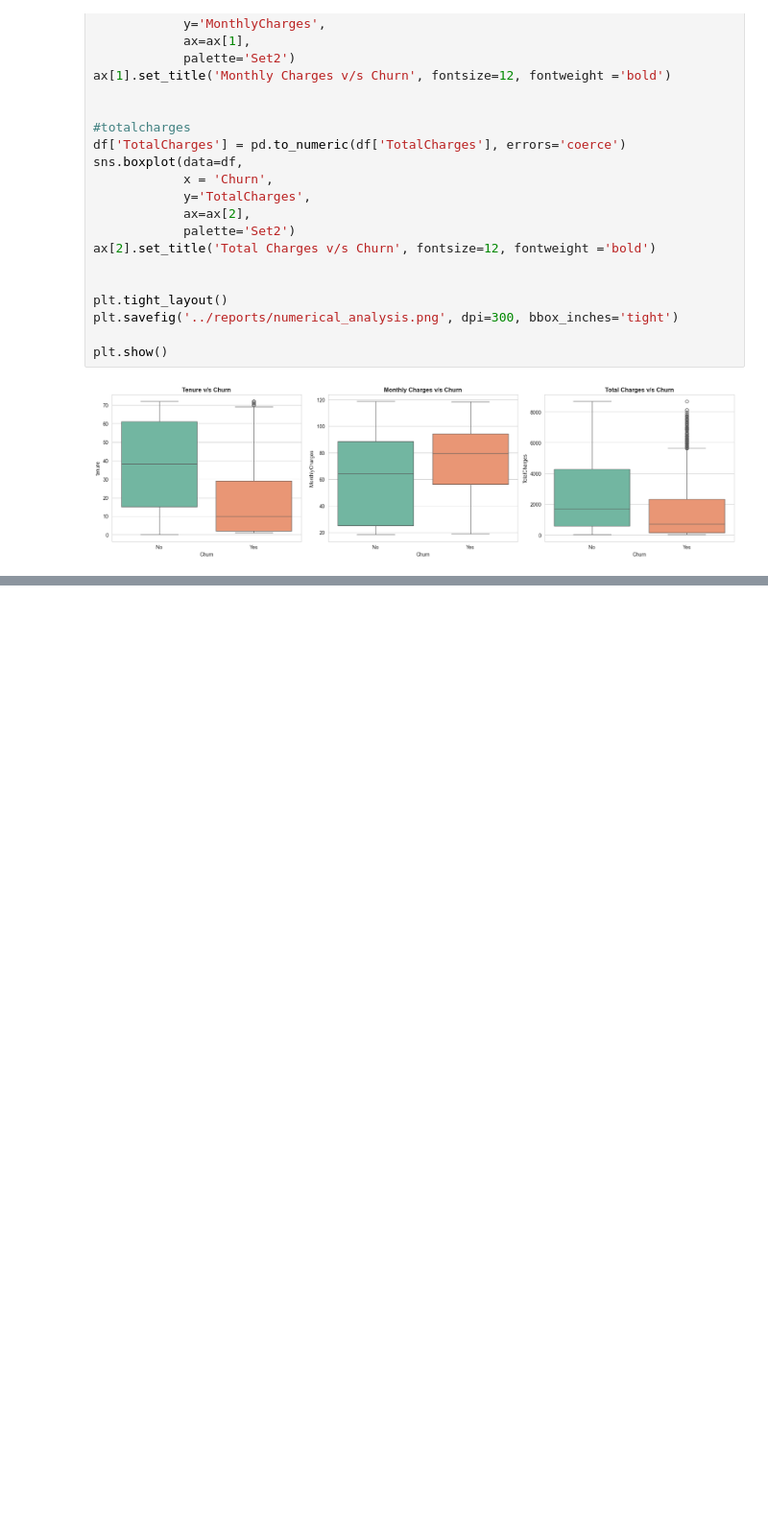
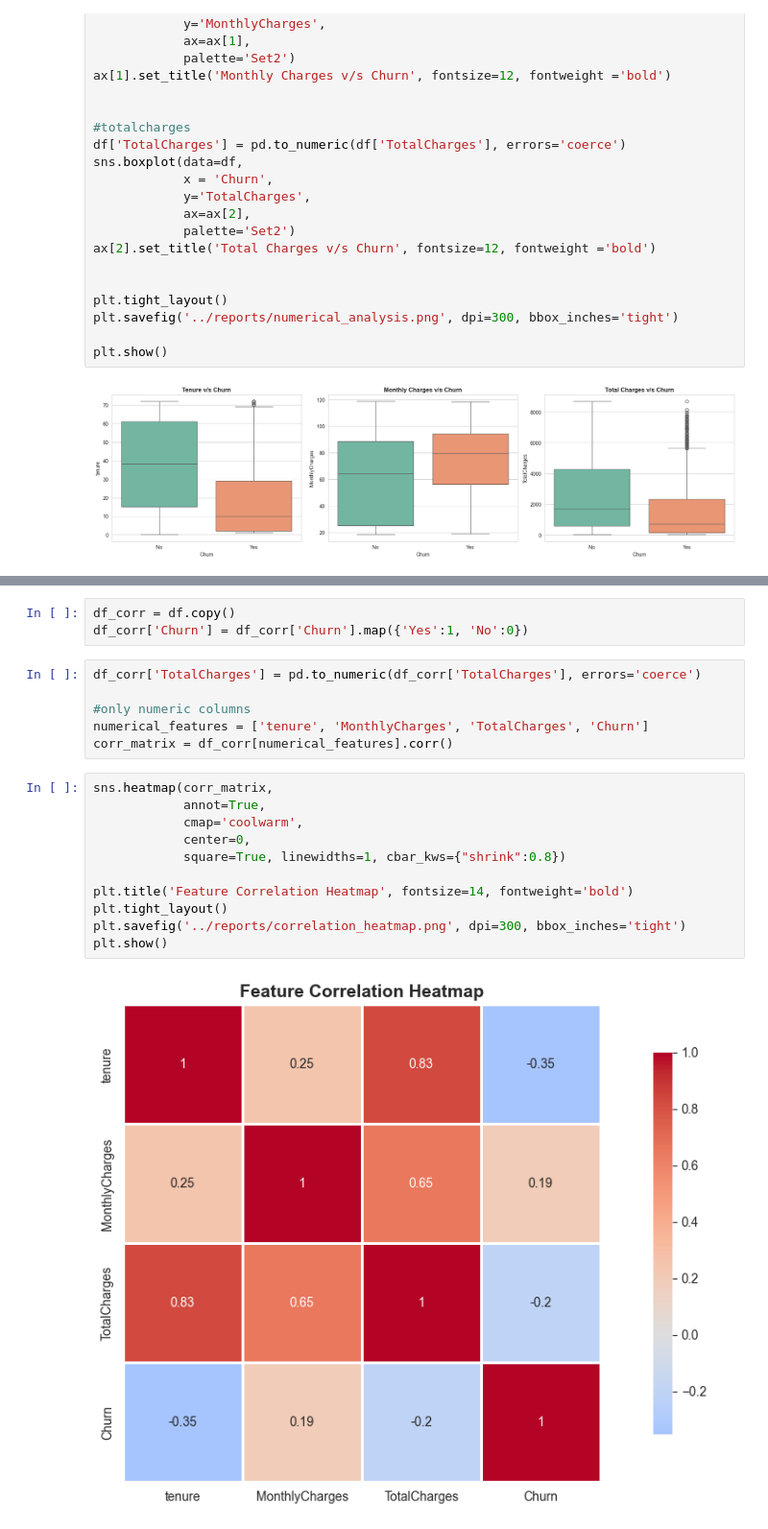
Before and after one commit to misrapk/churn-prediction-ml, a Jupyter notebook: notebooks/01_eda.ipynb, the cells around one changed output, grey strips where cells are left out. Shown at 96% size. Cells and saved outputs as stored; diff of their text form; blank space fills up the shorter version.

```diff
--- a/notebooks/01_eda.ipynb
+++ b/notebooks/01_eda.ipynb
@@ -160,0 +228,22 @@ plt.show()
+# %%
+df_corr = df.copy()
+df_corr['Churn'] = df_corr['Churn'].map({'Yes':1, 'No':0})
+# %%
+df_corr['TotalCharges'] = pd.to_numeric(df_corr['TotalCharges'], errors='coerce')
+
+#only numeric columns
+numerical_features = ['tenure', 'MonthlyCharges', 'TotalCharges', 'Churn']
+corr_matrix = df_corr[numerical_features].corr()
+# %%
+sns.heatmap(corr_matrix,
+            annot=True,
+            cmap='coolwarm',
+            center=0,
+            square=True, linewidths=1, cbar_kws={"shrink":0.8})
+
+plt.title('Feature Correlation Heatmap', fontsize=14, fontweight='bold')
+plt.tight_layout()
+plt.savefig('../reports/correlation_heatmap.png', dpi=300, bbox_inches='tight')
+plt.show()
+# %% [output]
+[figure, added]
```
Also changed, not shown: parts of 9 cells of this notebook, 2 other files.
